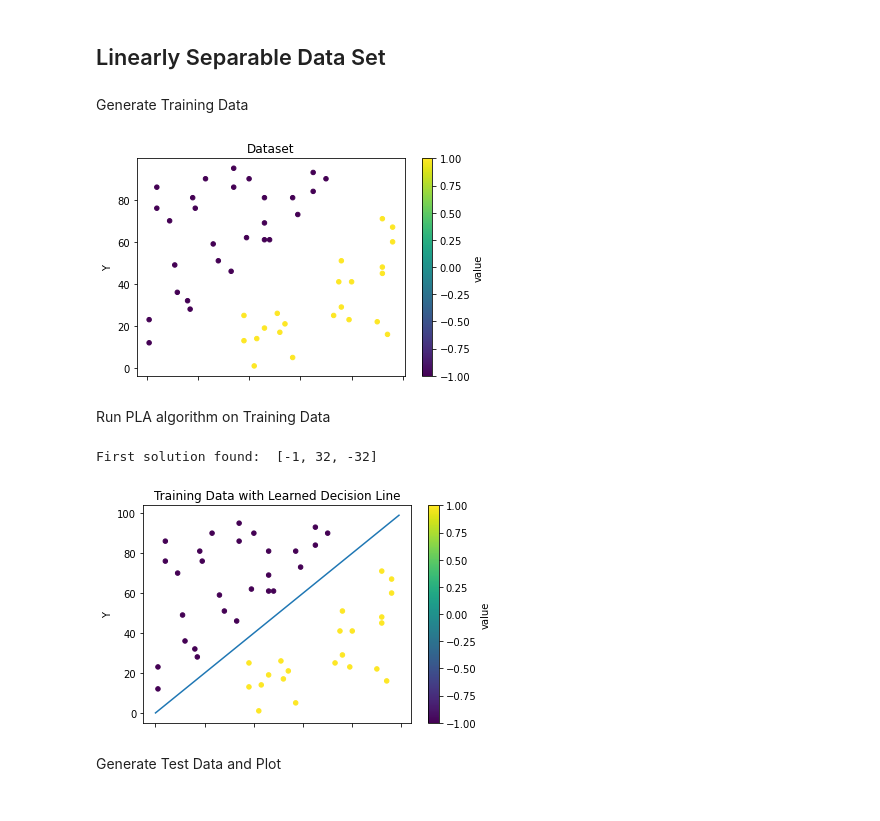
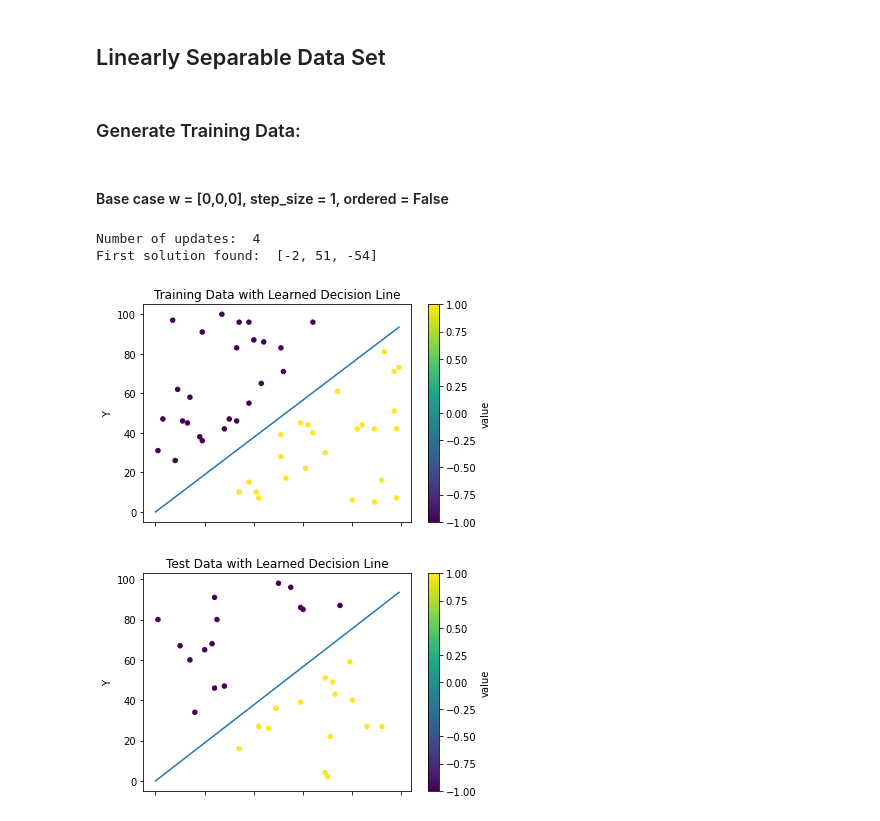
Before and after one commit to LioraW/PLA-Algorithm, a Jupyter notebook: project1.ipynb, the cells around one changed output. Saved outputs shown, nothing was run; the diff lists cells and outputs as text; code cells hidden in the pictures.

Commit message:
ordered function

```diff
--- a/project1.ipynb
+++ b/project1.ipynb
@@ -52,7 +80,7 @@ Plot Data Function
 import matplotlib.pyplot as plt
 import pandas as pd
 
-def plotData(data, graph_title, weights=[]):
+def plot_data(data, graph_title, weights=[]):
 
     df = pd.DataFrame(data, columns=("X", "Y", "value"))
     df.plot.scatter(x="X", y="Y", c="value", cmap='viridis', title=graph_title)
@@ -75,11 +103,11 @@ def num_missclassified_points(w, x, y):
     return len(missed_points)
 # %%
 import numpy as np
-def pla(x, y, passes, step_size, w=[0,0,0]):
+def pla(x, y, passes, step_size=1, w=[0,0,0]):
+    num_updates = 0
 
     num_missed_points = len(x) #assume it starts with them all missclassified
     min_error_result = w #keep track of the min error case for non-linearly separable data
-    reached_threshold=False
 
     for c in range(passes):
         updated = False
@@ -87,7 +115,9 @@ def pla(x, y, passes, step_size, w=[0,0,0]):
             if y[i] * np.dot(w, x[i]) <= 0:
                 update = [step_size * y[i] * point for point in x[i]]
                 w = [sum(i) for i in zip(*[w,update])] #returns a vector of the sums of corresponding values in each vector (w and update)
+
                 updated = True
+                num_updates += 1
 
                 #check for the number of misclassified points and keep track of the min error
                 if num_missclassified_points(w, x, y) < num_missed_points:
@@ -97,9 +127,11 @@ def pla(x, y, passes, step_size, w=[0,0,0]):
         if not updated:
             break
 
+    print("Number of updates: ", num_updates)
+
     if not updated:
         print("First solution found: " , w)
     else:
         print("No perfect solution found, best solution found is ", min_error_result)
-        w = min_error_result #return the best solution we found
+        w = min_error_result #return best solution found
     return w
@@ -106,23 +140,28 @@ def pla(x, y, passes, step_size, w=[0,0,0]):
+# %%
+test_data = generate_data(30, min_dist_btwn_points=10)
 # %% [markdown]
 <h2>Linearly Separable Data Set
 # %% [markdown]
-Generate Training Data
+<h3>Generate Training Data:
 # %%
-data_ls = generateData(50)
+training_data_ls = generate_data(50, min_dist_btwn_points=10)
 
-plotData(data_ls, "Dataset")
+#separate for sake of PLA
+points = sep_data(training_data_ls)[0]
+values = sep_data(training_data_ls)[1]
-# %% [output]
-[figure, removed]
 # %% [markdown]
-Run PLA algorithm on Training Data
+<h4>Base case w = [0,0,0], step_size = 1, ordered = False
 # %%
-points = sep_data(data_ls)[0]
-values = sep_data(data_ls)[1]
-result = pla(points, values, 100, 1)
+#Run PLA on training Data
+result = pla(points, values, 100, step_size=1, w=[0,0,0])
 
-plotData(data_ls, 'Training Data with Learned Decision Line', result)
+#Plot Training data with Learned Decision Line
+plot_data(training_data_ls, 'Training Data with Learned Decision Line', result)
+
+#Plot Test Data with Learned Decision Line
+plot_data(test_data, 'Test Data with Learned Decision Line', result)
 # %% [output]
-First solution found:  [-1, 32, -32]
+Number of updates:  4
+First solution found:  [-2, 51, -54]
-[figure, old version]
+[figure, new version]
+[figure, added]
-# %% [markdown]
-Generate Test Data and Plot
```
Also changed, not shown: parts of 28 cells of this notebook, 1 other file.
